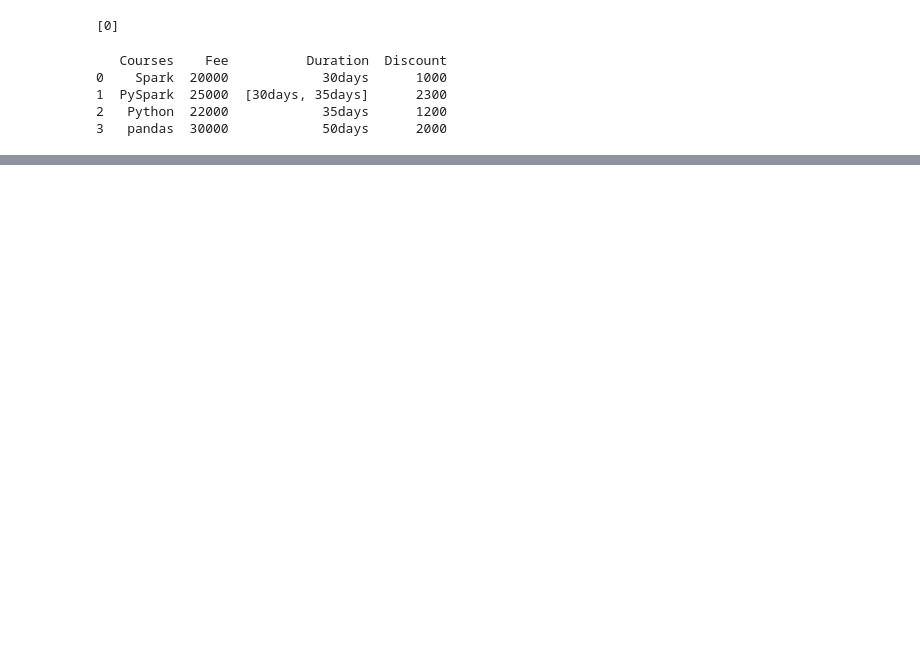
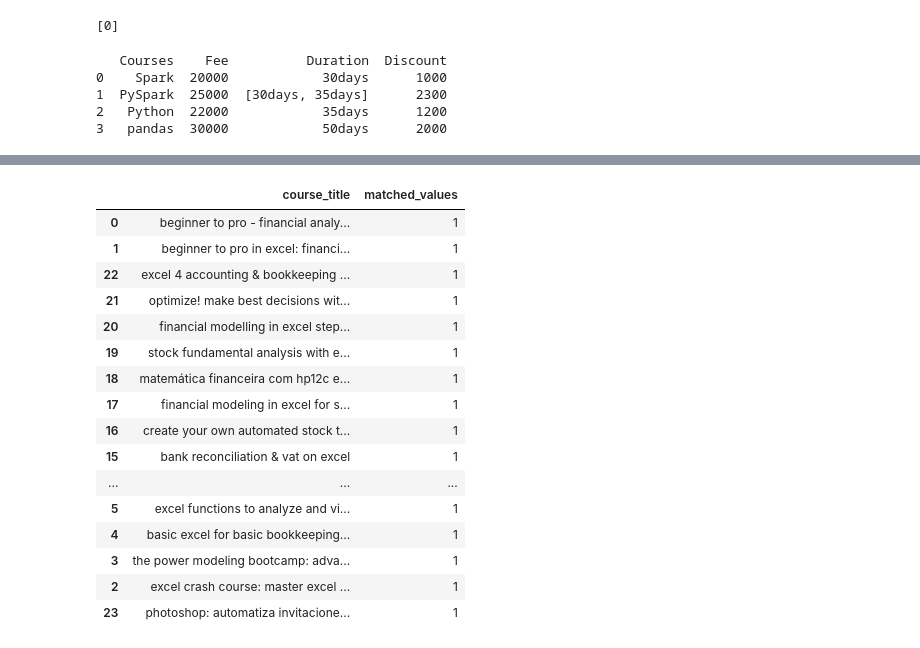
Before and after one commit to VinVGM/College-Course-Recommendation-System, a Jupyter notebook: development_2.ipynb, the cells around one changed output, grey strips where cells are left out. Drawn from its saved outputs; the diff is of its cells as text; code cells hidden in the pictures; blank space fills up the shorter version.

```diff
--- a/development_2.ipynb
+++ b/development_2.ipynb
@@ -146,0 +156,36 @@ KeyboardInterrupt:
+# %%
+##keyword matching
+result_dataframe = 0
+user_input="excel portfolio"
+user_input = user_input.lower()
+
+keywords_user = kw_model.extract_keywords(user_input, keyphrase_ngram_range=(1,3), stop_words="english", highlight =False, top_n=10)
+user_input_list = list(dict(keywords_user).keys())
+print(user_input_list)
+
+matched_keywords= {"course_title":[],"matched_values" :[]}
+
+for skeywords in dataframe['keywords']:
+
+    keywords_list = eval(skeywords)
+
+    matched_values = 0
+
+
+
+
+
+    for keyword in user_input_list:
+        if keyword in keywords_list:
+            matched_values+=1
+            title_index = dataframe.index[dataframe["keywords"] == str(keywords_list)].tolist()
+
+            title_index = title_index[0]
+            title = dataframe.loc[title_index,"course_title_l"]
+
+
+    matched_keywords["course_title"].append(title)
+    matched_keywords["matched_values"].append(matched_values)
+
+result_dataframe = (pandas.DataFrame(matched_keywords)).sort_values(by=["matched_values"], ascending=False)
+result_dataframe
@@ -146,0 +270,20 @@ KeyboardInterrupt:
+# %%
+recommendation_system("excel")
+# %% [output]
+|  | course_title | matched_values |
+| 0 | beginner to pro - financial analy... | 1 |
+| 1 | beginner to pro in excel: financi... | 1 |
+| 22 | excel 4 accounting & bookkeeping ... | 1 |
+| 21 | optimize! make best decisions wit... | 1 |
+| 20 | financial modelling in excel step... | 1 |
+| 19 | stock fundamental analysis with e... | 1 |
+| 18 | matemática financeira com hp12c e... | 1 |
+| 17 | financial modeling in excel for s... | 1 |
+| 16 | create your own automated stock t... | 1 |
+| 15 | bank reconciliation & vat on excel | 1 |
+| ... | ... | ... |
+| 5 | excel functions to analyze and vi... | 1 |
+| 4 | basic excel for basic bookkeeping... | 1 |
+| 3 | the power modeling bootcamp: adva... | 1 |
+| 2 | excel crash course: master excel ... | 1 |
+| 23 | photoshop: automatiza invitacione... | 1 |
```
Also changed, not shown: parts of 12 cells of this notebook, 4 other files.
